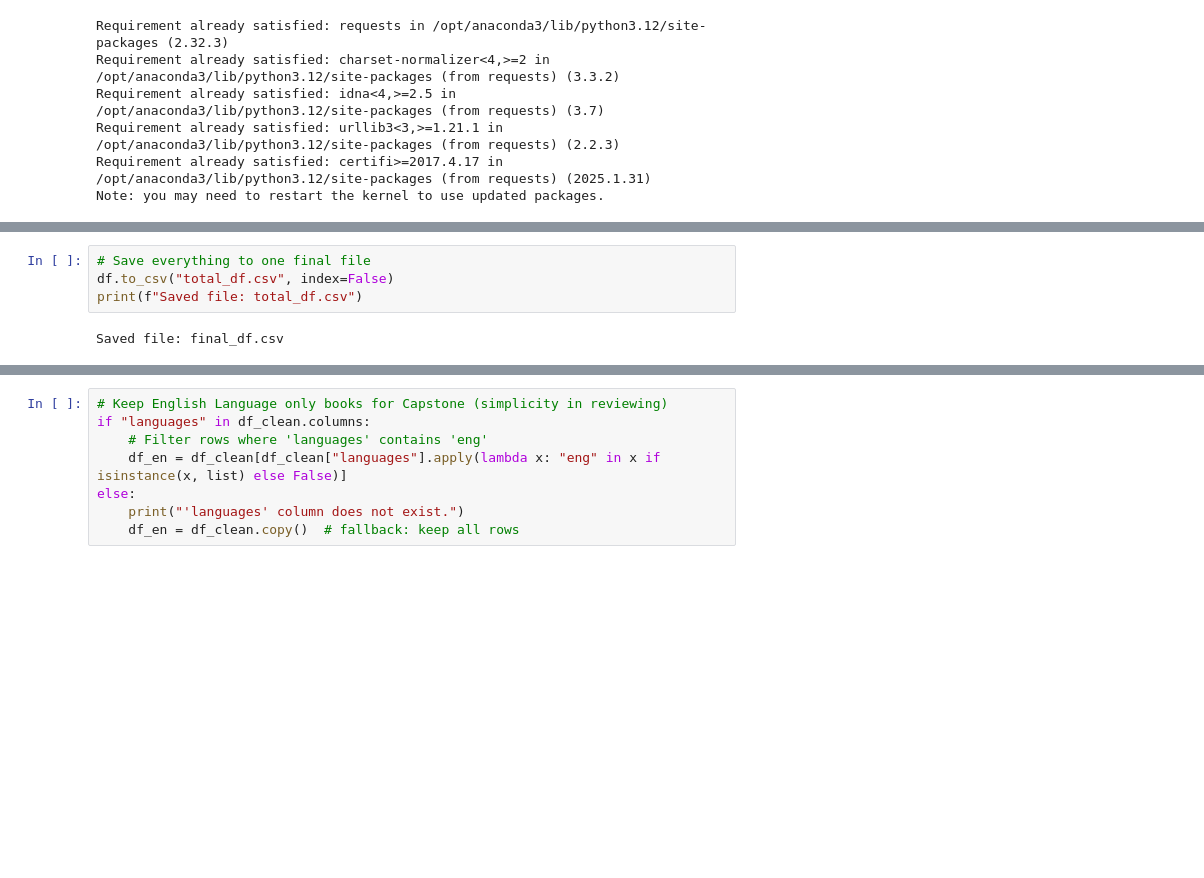
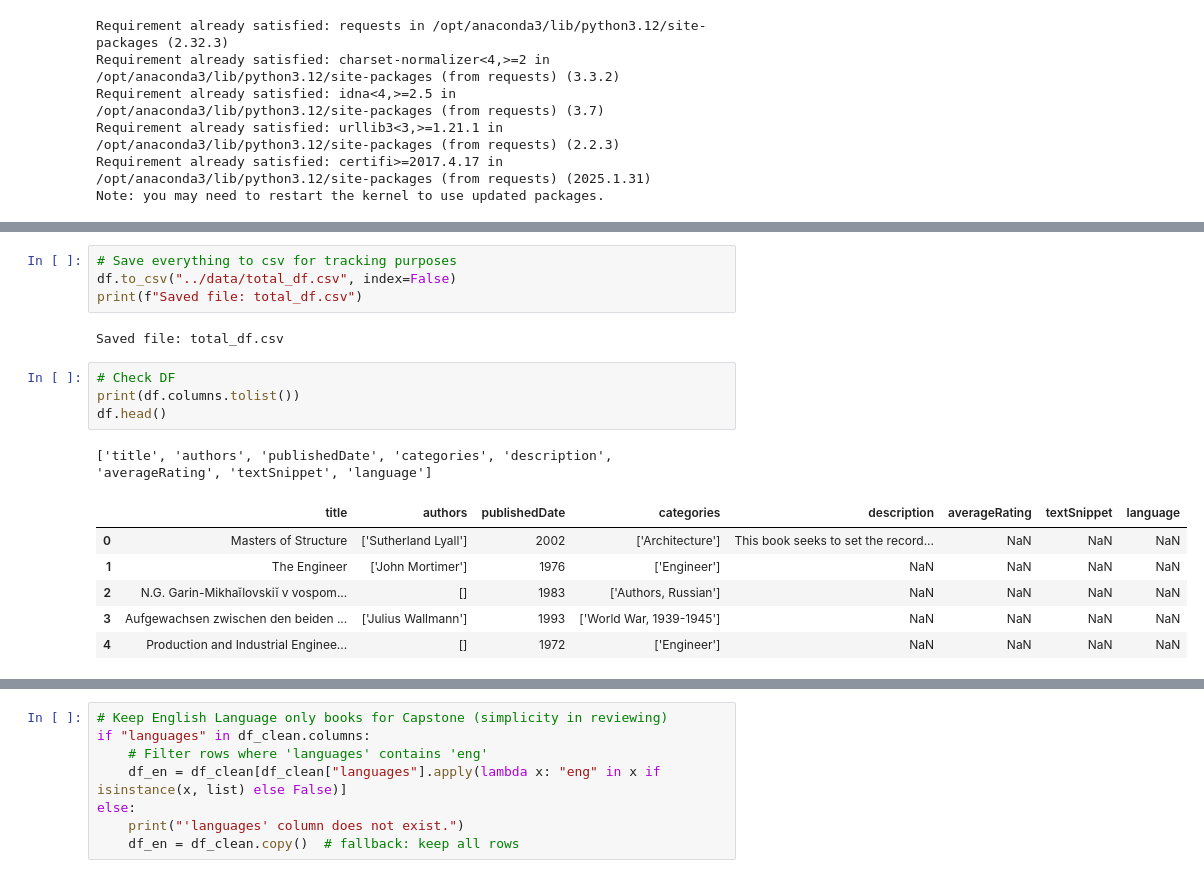
Before and after one commit to mrterranova/Automated-Book-Tagging-Generator, a Jupyter notebook: notebooks/Capstone_Data_Cleaning.ipynb, the cells around one changed output, grey strips where cells are left out. Saved outputs shown, nothing was run; the diff lists cells and outputs as text; blank space fills up the shorter version.

```diff
--- a/notebooks/Capstone_Data_Cleaning.ipynb
+++ b/notebooks/Capstone_Data_Cleaning.ipynb
@@ -101,8 +130,20 @@ len(df)
 # %%
-# Save everything to one final file
-df.to_csv("total_df.csv", index=False)
+# Save everything to csv for tracking purposes
+df.to_csv("../data/total_df.csv", index=False)
 print(f"Saved file: total_df.csv")
 # %% [output]
-Saved file: final_df.csv
+Saved file: total_df.csv
+# %%
+# Check DF
+print(df.columns.tolist())
+df.head()
+# %% [output]
+['title', 'authors', 'publishedDate', 'categories', 'description', 'averageRating', 'textSnippet', 'language']
+|  | title | authors | publishedDate | categories | description | averageRating | textSnippet | language |
+| 0 | Masters of Structure | ['Sutherland Lyall'] | 2002 | ['Architecture'] | This book seeks to set the record... | NaN | NaN | NaN |
+| 1 | The Engineer | ['John Mortimer'] | 1976 | ['Engineer'] | NaN | NaN | NaN | NaN |
+| 2 | N.G. Garin-Mikhaĭlovskiĭ v vospom... | [] | 1983 | ['Authors, Russian'] | NaN | NaN | NaN | NaN |
+| 3 | Aufgewachsen zwischen den beiden ... | ['Julius Wallmann'] | 1993 | ['World War, 1939-1945'] | NaN | NaN | NaN | NaN |
+| 4 | Production and Industrial Enginee... | [] | 1972 | ['Engineer'] | NaN | NaN | NaN | NaN |
 # %%
 # Kaggle Dataset (https://www.kaggle.com/datasets/abdallahwagih/books-dataset) - Resource #2
```
Also changed, not shown: parts of 23 cells of this notebook.
